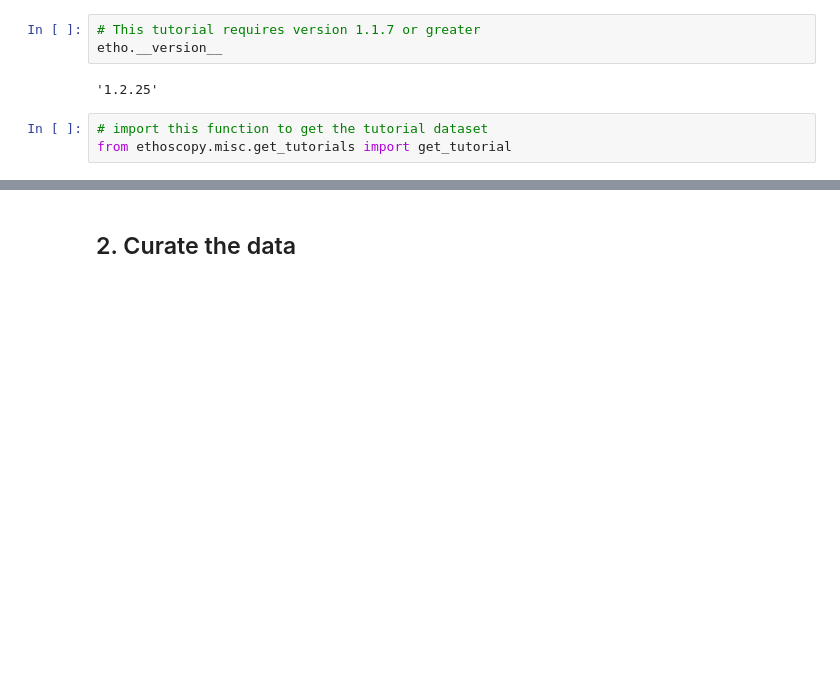
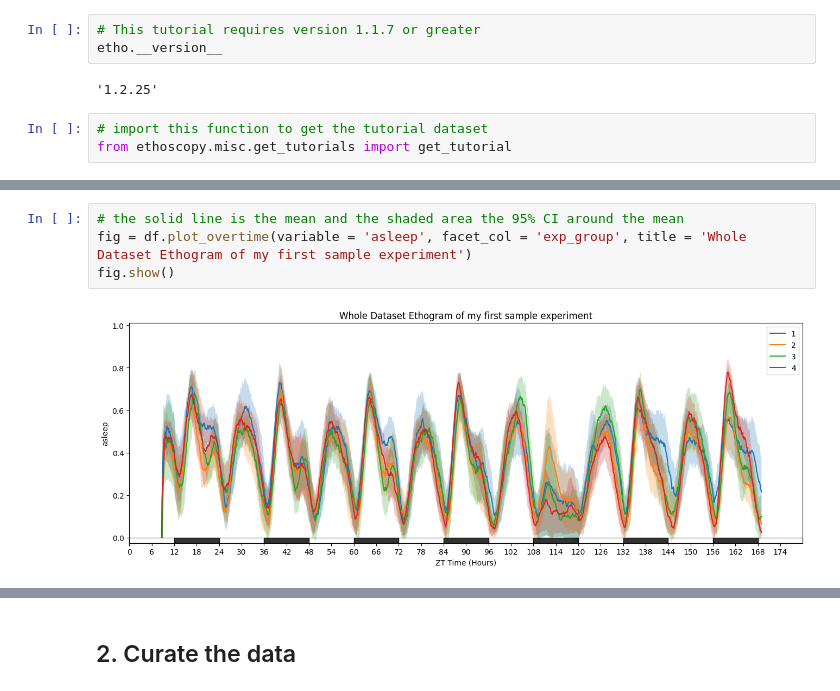
Before and after one commit to gilestrolab/ethoscopy, a Jupyter notebook: tutorial_notebook/1_Overview_tutorial.ipynb, the cells around one changed output, grey strips where cells are left out. Saved outputs shown, nothing was run; the diff lists cells and outputs as text; blank space fills up the shorter version.

```diff
--- a/tutorial_notebook/1_Overview_tutorial.ipynb
+++ b/tutorial_notebook/1_Overview_tutorial.ipynb
@@ -28,0 +44,6 @@ df = etho.behavpy(data, metadata, colour = 'Bold', check = True)
+# %%
+# the solid line is the mean and the shaded area the 95% CI around the mean
+fig = df.plot_overtime(variable = 'asleep', facet_col = 'exp_group', title = 'Whole Dataset Ethogram of my first sample experiment')
+fig.show()
+# %% [output]
+[figure, added]
```
Also changed, not shown: parts of 27 cells of this notebook, 3 other files.
